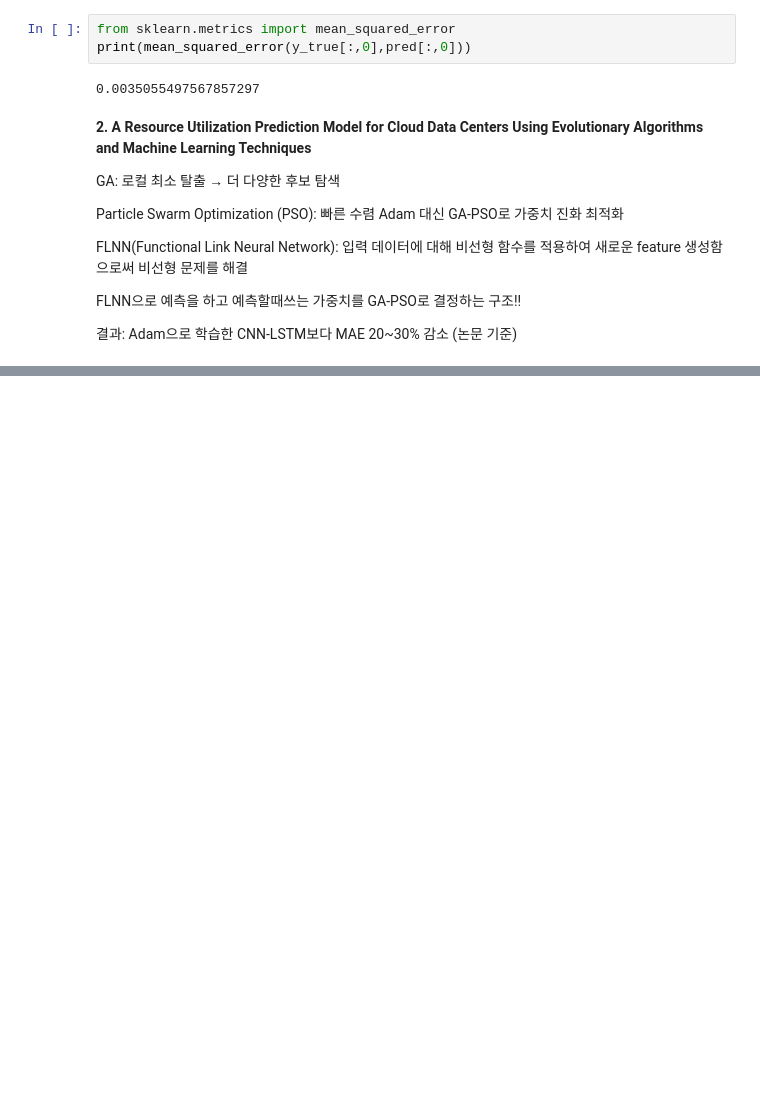
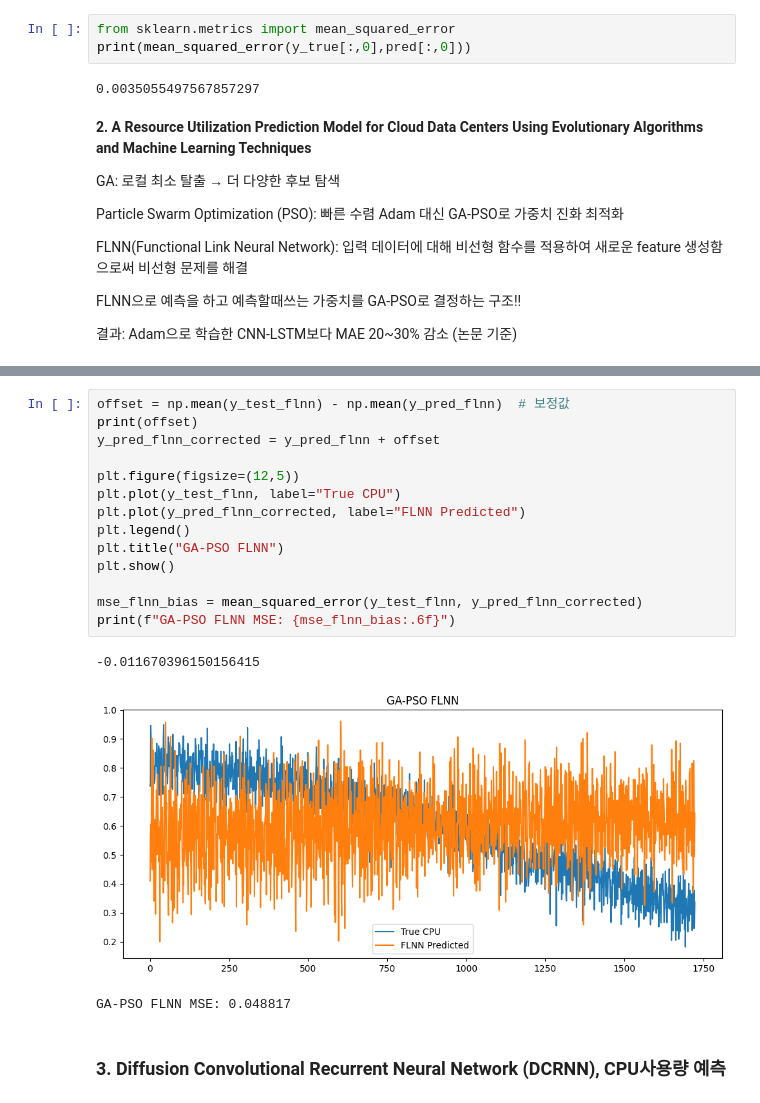
Before and after one commit to hyeonseonn/sensing_app, a Jupyter notebook: 0721_1.ipynb, the cells around one changed output, grey strips where cells are left out. Cells and saved outputs as stored; diff of their text form; blank space fills up the shorter version.

```diff
--- a/0721_1.ipynb
+++ b/0721_1.ipynb
@@ -419,0 +426,20 @@ GA-PSO FLNN MSE: 0.011512
+# %%
+offset = np.mean(y_test_flnn) - np.mean(y_pred_flnn)  # 보정값
+print(offset)
+y_pred_flnn_corrected = y_pred_flnn + offset
+
+plt.figure(figsize=(12,5))
+plt.plot(y_test_flnn, label="True CPU")
+plt.plot(y_pred_flnn_corrected, label="FLNN Predicted")
+plt.legend()
+plt.title("GA-PSO FLNN")
+plt.show()
+
+mse_flnn_bias = mean_squared_error(y_test_flnn, y_pred_flnn_corrected)
+print(f"GA-PSO FLNN MSE: {mse_flnn_bias:.6f}")
+# %% [output]
+-0.011670396150156415
+[figure, added]
+GA-PSO FLNN MSE: 0.048817
+# %% [markdown]
+### 3. Diffusion Convolutional Recurrent Neural Network (DCRNN), CPU사용량 예측
```
Also changed, not shown: parts of 8 cells of this notebook.
